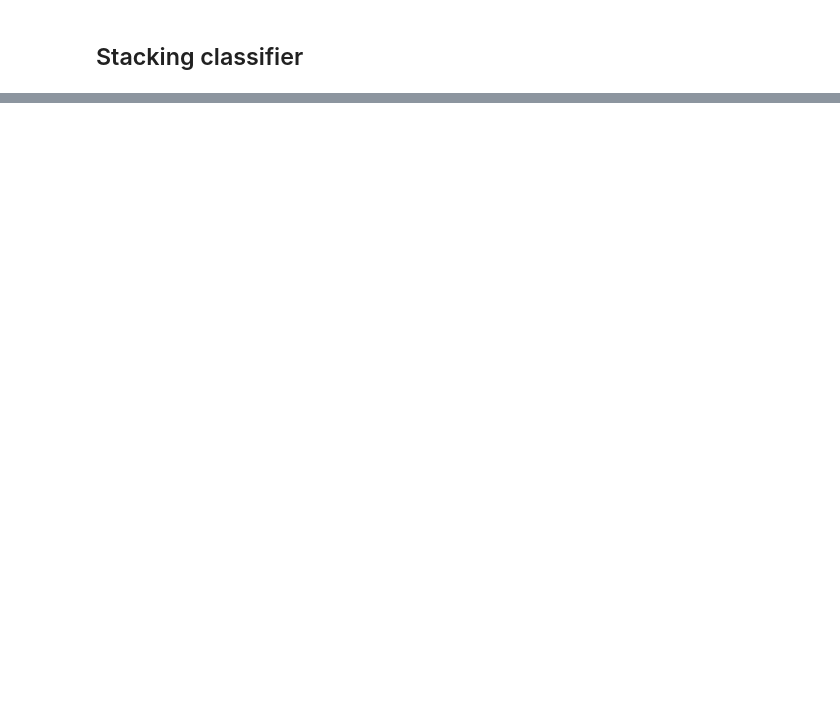
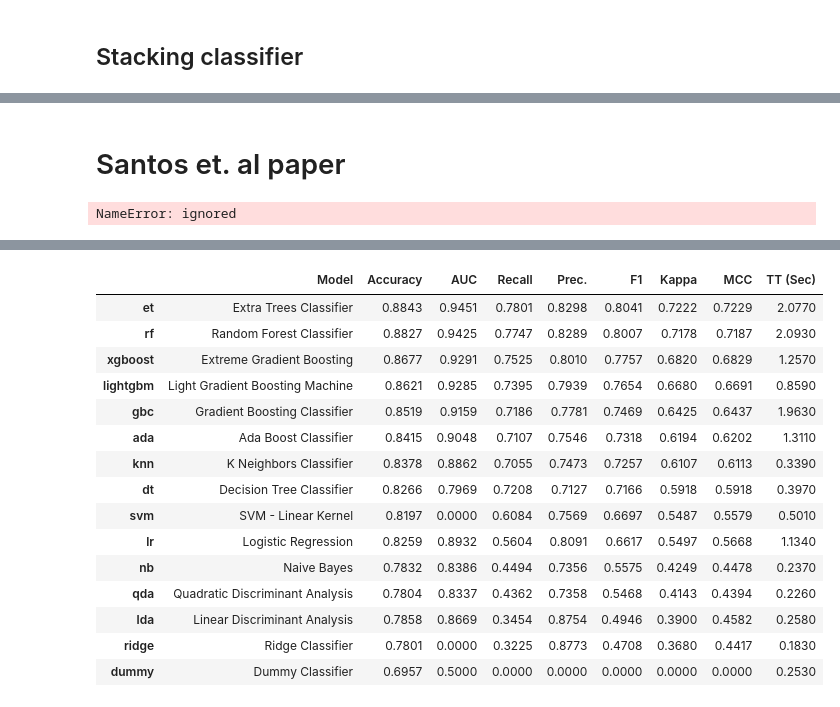
Before and after one commit to rimeljammal/SmellPred, a Jupyter notebook: stacking_classifier.ipynb, the cells around one changed output, grey strips where cells are left out. Cells and saved outputs as stored; diff of their text form; code cells hidden in the pictures; blank space fills up the shorter version.

```diff
--- a/stacking_classifier.ipynb
+++ b/stacking_classifier.ipynb
@@ -344,0 +431,17 @@ Balanced Accuracy: 0.8280378624119754
+# %% [markdown]
+# Santos et. al paper
+# %%
+# !pip install pycaret
+from pycaret.classification import *
+from imblearn.ensemble import BalancedRandomForestClassifier
+
+s = setup(data=df, target='fe', feature_selection=True,
+          remove_multicollinearity=True,
+          multicollinearity_threshold=0.85,
+          feature_selection_method='classic',
+          fix_imbalance=True, fold=10, fix_imbalance_method='deep_forest')
+# %% [output]
+NameError: ignored
+# %%
+top5_models = compare_models(n_select=5, sort='f1')
+# %% [output]
@@ -344,0 +449,16 @@ Balanced Accuracy: 0.8280378624119754
+|  | Model | Accuracy | AUC | Recall | Prec. | F1 | Kappa | MCC | TT (Sec) |
+| et | Extra Trees Classifier | 0.8843 | 0.9451 | 0.7801 | 0.8298 | 0.8041 | 0.7222 | 0.7229 | 2.0770 |
+| rf | Random Forest Classifier | 0.8827 | 0.9425 | 0.7747 | 0.8289 | 0.8007 | 0.7178 | 0.7187 | 2.0930 |
+| xgboost | Extreme Gradient Boosting | 0.8677 | 0.9291 | 0.7525 | 0.8010 | 0.7757 | 0.6820 | 0.6829 | 1.2570 |
+| lightgbm | Light Gradient Boosting Machine | 0.8621 | 0.9285 | 0.7395 | 0.7939 | 0.7654 | 0.6680 | 0.6691 | 0.8590 |
+| gbc | Gradient Boosting Classifier | 0.8519 | 0.9159 | 0.7186 | 0.7781 | 0.7469 | 0.6425 | 0.6437 | 1.9630 |
+| ada | Ada Boost Classifier | 0.8415 | 0.9048 | 0.7107 | 0.7546 | 0.7318 | 0.6194 | 0.6202 | 1.3110 |
+| knn | K Neighbors Classifier | 0.8378 | 0.8862 | 0.7055 | 0.7473 | 0.7257 | 0.6107 | 0.6113 | 0.3390 |
+| dt | Decision Tree Classifier | 0.8266 | 0.7969 | 0.7208 | 0.7127 | 0.7166 | 0.5918 | 0.5918 | 0.3970 |
+| svm | SVM - Linear Kernel | 0.8197 | 0.0000 | 0.6084 | 0.7569 | 0.6697 | 0.5487 | 0.5579 | 0.5010 |
+| lr | Logistic Regression | 0.8259 | 0.8932 | 0.5604 | 0.8091 | 0.6617 | 0.5497 | 0.5668 | 1.1340 |
+| nb | Naive Bayes | 0.7832 | 0.8386 | 0.4494 | 0.7356 | 0.5575 | 0.4249 | 0.4478 | 0.2370 |
+| qda | Quadratic Discriminant Analysis | 0.7804 | 0.8337 | 0.4362 | 0.7358 | 0.5468 | 0.4143 | 0.4394 | 0.2260 |
+| lda | Linear Discriminant Analysis | 0.7858 | 0.8669 | 0.3454 | 0.8754 | 0.4946 | 0.3900 | 0.4582 | 0.2580 |
+| ridge | Ridge Classifier | 0.7801 | 0.0000 | 0.3225 | 0.8773 | 0.4708 | 0.3680 | 0.4417 | 0.1830 |
+| dummy | Dummy Classifier | 0.6957 | 0.5000 | 0.0000 | 0.0000 | 0.0000 | 0.0000 | 0.0000 | 0.2530 |
```
Also changed, not shown: parts of 21 cells of this notebook.
